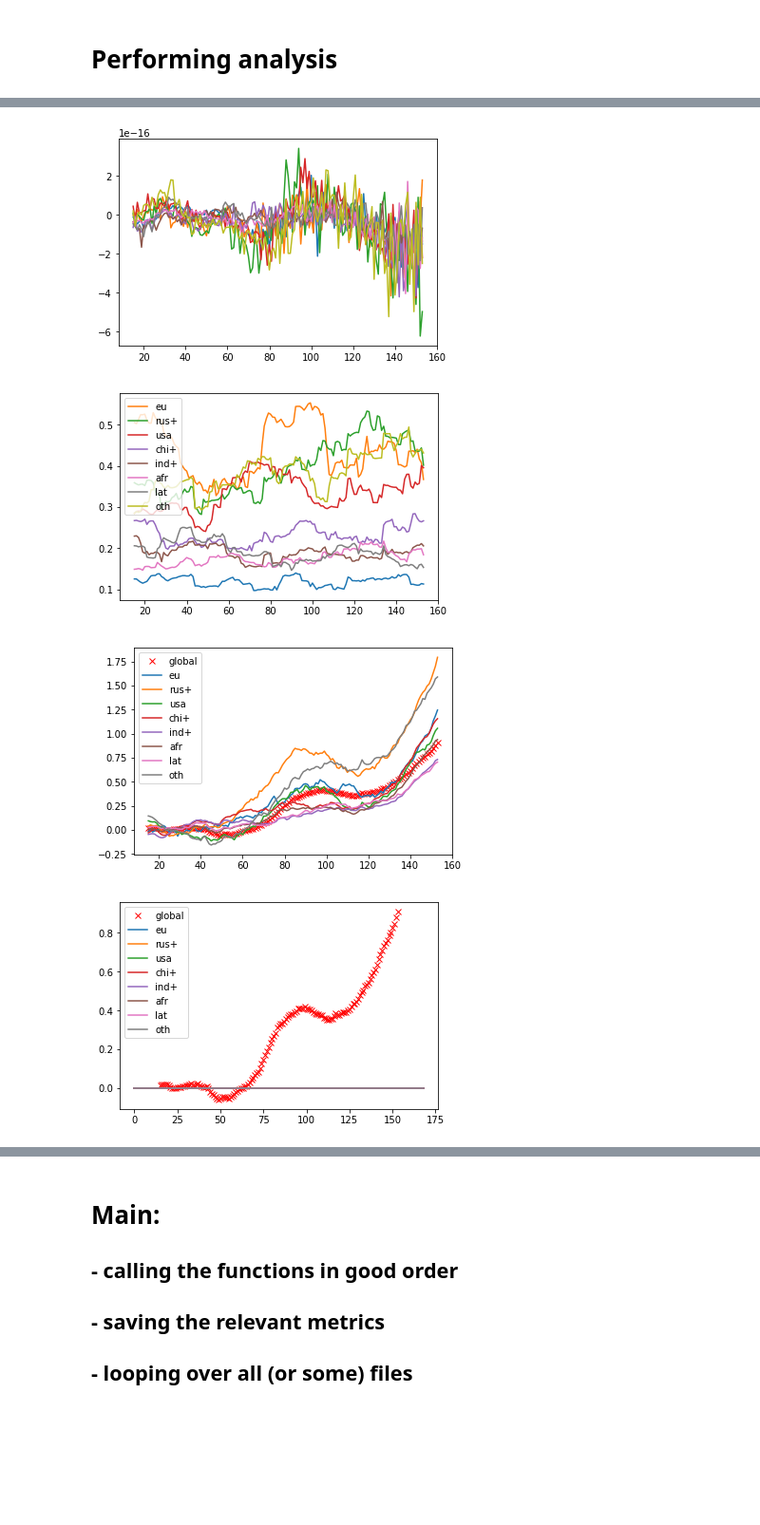
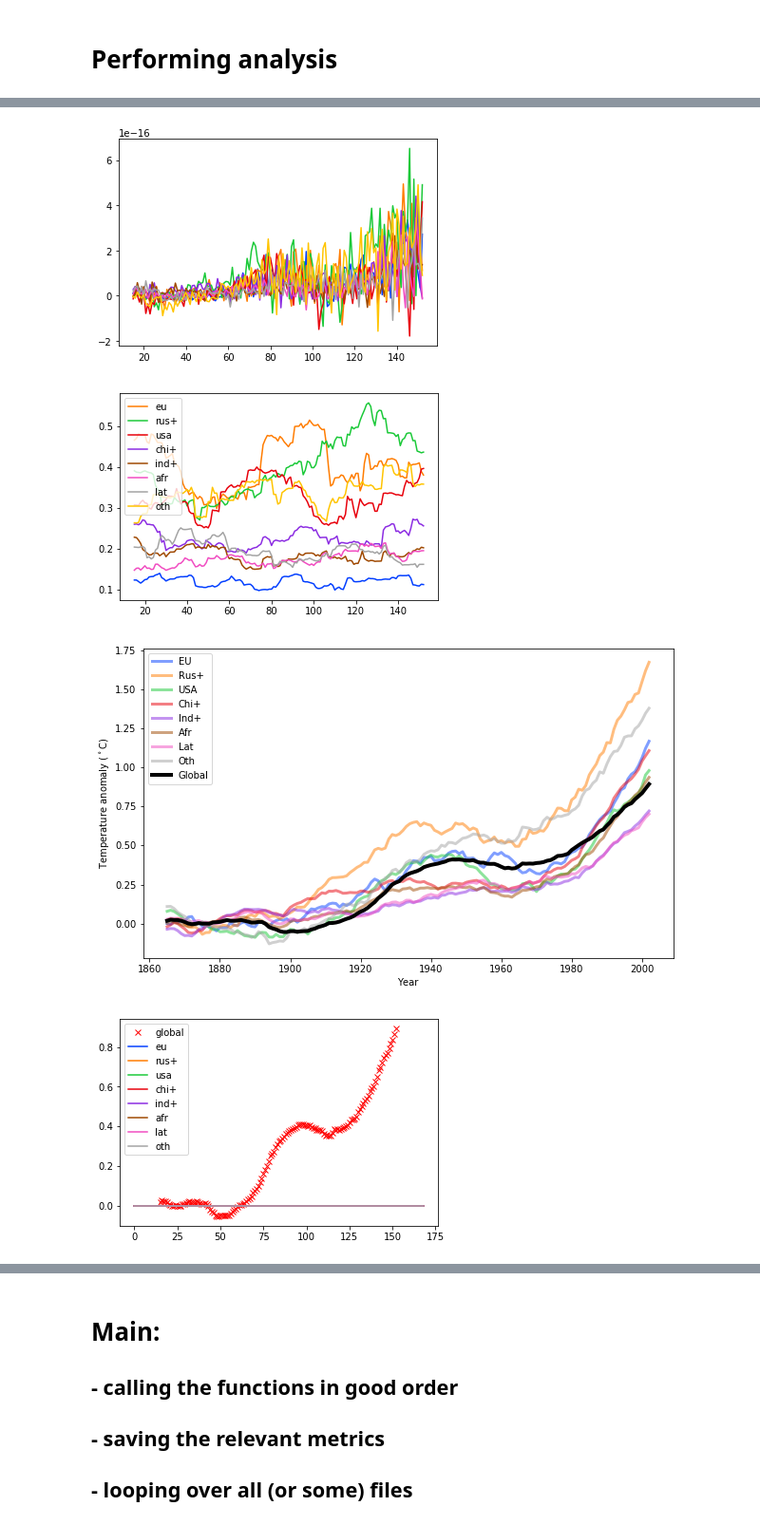
Before and after one commit to jkikstra/climvar, a Jupyter notebook: IlyasPastVariability.ipynb, the cells around one changed output, grey strips where cells are left out. Shown at 95% size. Saved outputs shown, nothing was run; the diff lists cells and outputs as text; code cells hidden in the pictures; blank space fills up the shorter version.

```diff
--- a/IlyasPastVariability.ipynb
+++ b/IlyasPastVariability.ipynb
@@ -139,7 +138,7 @@ def create_weighted_grids(grid): # grid should be input of 36 x 72 (so for 1 tim
 # %%
 # load the medians of the temperature anomalies from the datafile
 dsdir = '/data/aod/Ilyasetal2017_annual/wrt_18501900/'
-dsname = 'median.nc'
+dsname = 'ensemble_statistics.ann_wrt_18501900.nc' #'median.nc'
 DS = xr.open_dataset(dsdir + dsname, decode_times=False)
 t_anom_ds = DS['median']     # yearly data; [167 x 36 x 72], float32
 t_anom = t_anom_ds.values
@@ -183,3 +182,11 @@ nan nan
+# %%
+# area weighting for when creating means, etc.
+alat = np.linspace(-87.5, 87.5, 36)
+def areaweight(lat):
+    degree = abs(alat[lat])
+    weight = np.cos(degree*np.pi/180)
+
+    return weight
 # %%
 # global variables used:
 # - regions
@@ -231,0 +237,18 @@ regional_data = do_regional_data(t_anom)
+# %%
+palette = sns.color_palette("pastel")
+regionlabels = ['EU', 'Rus+', 'USA', 'Chi+', 'Ind+', 'Afr', 'Lat', 'Oth']
+
+# check results by printing regional mean temperatures, with area weighting
+plt.figure(figsize=(10, 6))
+# plt.plot(range(regional_data.shape[1]), np.mean(global_data_detrended, axis=1))
+global_data_plot = np.zeros(numyears_data)
+for k in range(numyears_data):
+    global_data_plot[k]  = np.mean(t_anom[k])
+
+for c in range(len(regions)):
+    plt.plot(range(startyr, endyr+1), regional_data[c], label = regionlabels[c], linewidth=3, alpha=.5)
+plt.plot(range(startyr, endyr+1), global_data_plot, color="black", linewidth=4, label = 'Global')
+plt.legend()
+plt.ylabel('Temperature anomaly ($^\circ$C)')
+plt.xlabel('Year')
+plt.xlim((startyr,endyr))
@@ -352,6 +365,5 @@ nan
 # %%
 # check the data output:
-
 
 
 # regional temperatures (for all 30 entries of a climateperiod at a certain year) - should be fluctuating around zero
@@ -375,11 +387,19 @@ for c in range(len(regions)):
 plt.legend()
 
 # climatic temperatures:
-plt.figure()
-plt.plot(range(regional_data.shape[1]), global_clim_data, 'rx', label = 'global')
+plt.figure(figsize=(10, 6))
+palette = sns.color_palette("pastel", 8)
+regionlabels = ['EU', 'Rus+', 'USA', 'Chi+', 'Ind+', 'Afr', 'Lat', 'Oth']
+
+
 for c in range(len(regions)):
-    plt.plot(range(regional_data.shape[1]), regional_clim_data[c], label = regions[c+1])
+    plt.plot(range(startyr, startyr + regional_data.shape[1]), regional_clim_data[c], label = regionlabels[c], linewidth=3, alpha=.5)
+plt.plot(range(startyr, startyr + regional_data.shape[1]), global_clim_data, color='black', linewidth=4, label = 'Global')
 plt.legend()
+plt.ylabel('Temperature anomaly ($^\circ$C)')
+plt.xlabel('Year')
+
+
 
 # detrended climatic data, which should yield basically zero for all regions:
 plt.figure()
@@ -393,7 +413,7 @@ plt.legend()
-[figure, old version]
+[figure, new version]
-[figure, old version]
+[figure, new version]
-[figure, old version]
+[figure, new version]
-[figure, old version]
+[figure, new version]
 # %%
 # global variables used:
 # - startyr
```
Also changed, not shown: parts of 24 cells of this notebook, 2 other files.
